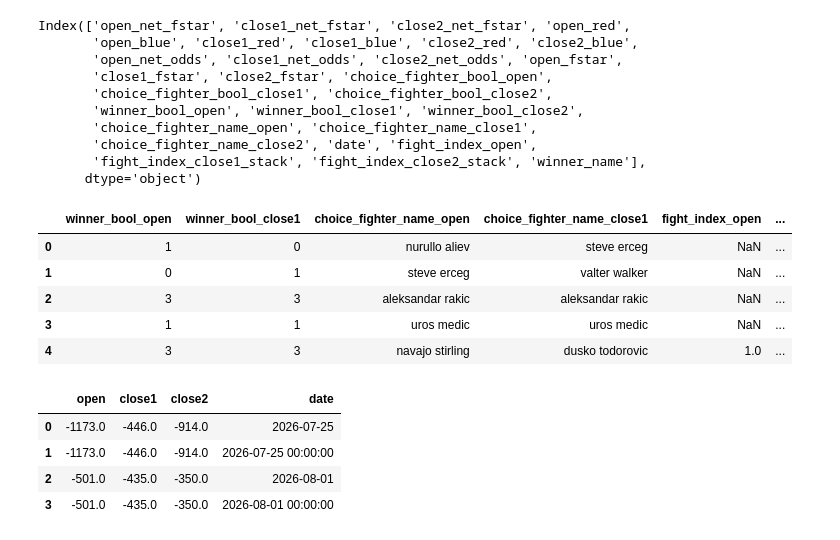
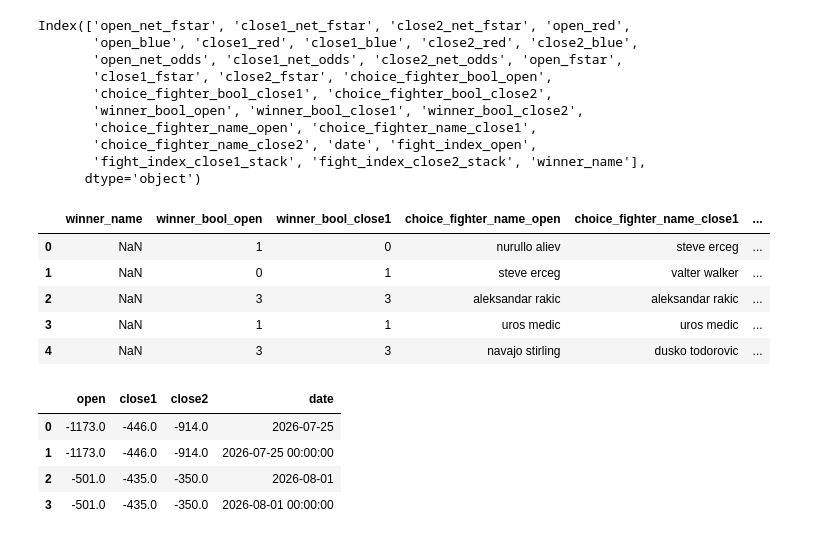
Before and after one commit to jcmarkowicz/sports_betting, a Jupyter notebook: UpcomingPicks/test_nbs/upcoming_picks.ipynb, the cells around one changed output. Saved outputs shown, nothing was run; the diff lists cells and outputs as text; code cells hidden in the pictures.

```diff
--- a/UpcomingPicks/test_nbs/upcoming_picks.ipynb
+++ b/UpcomingPicks/test_nbs/upcoming_picks.ipynb
@@ -80,14 +80,14 @@ Index(['open_net_fstar', 'close1_net_fstar', 'close2_net_fstar', 'open_red',
        'fight_index_close1_stack', 'fight_index_close2_stack', 'winner_name'],
       dtype='object')
 # %%
-df_parlay.head()[['winner_bool_open', 'winner_bool_close1', 'choice_fighter_name_open', 'choice_fighter_name_close1', 'fight_index_open', 'fight_index_close1_stack', 'fight_index_close2_stack']]
+df_parlay.head()[['winner_name', 'winner_bool_open', 'winner_bool_close1', 'choice_fighter_name_open', 'choice_fighter_name_close1', 'fight_index_open', 'fight_index_close1_stack', 'fight_index_close2_stack']]
 # %% [output]
-|  | winner_bool_open | winner_bool_close1 | choice_fighter_name_open | choice_fighter_name_close1 | fight_index_open | ... |
-| 0 | 1 | 0 | nurullo aliev | steve erceg | NaN | ... |
-| 1 | 0 | 1 | steve erceg | valter walker | NaN | ... |
-| 2 | 3 | 3 | aleksandar rakic | aleksandar rakic | NaN | ... |
-| 3 | 1 | 1 | uros medic | uros medic | NaN | ... |
-| 4 | 3 | 3 | navajo stirling | dusko todorovic | 1.0 | ... |
+|  | winner_name | winner_bool_open | winner_bool_close1 | choice_fighter_name_open | choice_fighter_name_close1 | ... |
+| 0 | NaN | 1 | 0 | nurullo aliev | steve erceg | ... |
+| 1 | NaN | 0 | 1 | steve erceg | valter walker | ... |
+| 2 | NaN | 3 | 3 | aleksandar rakic | aleksandar rakic | ... |
+| 3 | NaN | 1 | 1 | uros medic | uros medic | ... |
+| 4 | NaN | 3 | 3 | navajo stirling | dusko todorovic | ... |
 # %%
 df_parlay
 # %%
```
Also changed, not shown: 2 other files.
